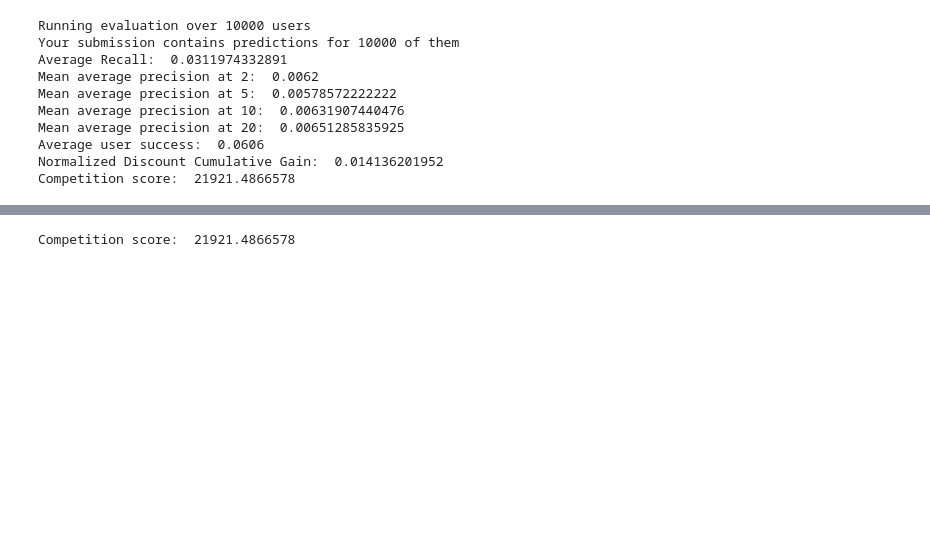
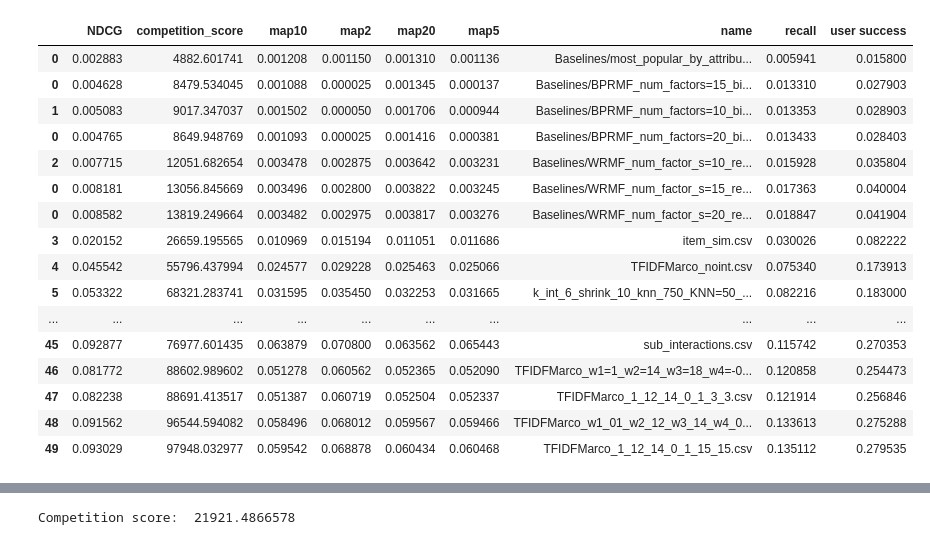
Before and after one commit to tommycarpi/recsys-polimi, a Jupyter notebook: evaluation/Evaluation.ipynb, the cells around one changed output, grey strips where cells are left out. Cells and saved outputs as stored; diff of their text form; code cells hidden in the pictures; blank space fills up the shorter version.

```diff
--- a/evaluation/Evaluation.ipynb
+++ b/evaluation/Evaluation.ipynb
@@ -40,26 +40,31 @@ sub_names = [ 'sub_interactions.csv',
 
 results = pd.DataFrame([['',0.0,0.0,0.0,0.0,0.0,0.0,0.0,0.0]],\
                        columns=list(['name', 'recall', 'map2', 'map5', 'map10','map20','NDCG','user success','competition_score']))
+# %%
+results = pd.read_csv("results_comparison.csv",index_col=0)
 # %%
-sub_names = ['k_int_1_shrink_20_knn_750_prova_user_KNN=50_pools=interactions.csv',
-             'k_int_1_shrink_20_knn_750_prova_user_KNN=100_pools=interactions.csv',
-             'k_int_1_shrink_20_knn_750_prova_user_KNN=500_pools=interactions.csv']
+sub_names = [
+            'CB/content_jaccard_based.csv'
+            ]
 
+sep_char=','
+split_char=' '
 for sub_name in sub_names:
-    submission = pd.read_csv(os.path.join(sub_path, sub_name), sep=sep_char,index_col=0)
+    submission = pd.read_csv(os.path.join(sub_path, sub_name), sep=sep_char, index_col=0)
     submission = submission.fillna('')
     submission.columns = ['items']
-    sub_ranks = submission['items'].apply(lambda x: pd.Series([int(i) for i in str(x).split(split_char)] if x!='' else []))
+    submission = submission.sort_index()
+    sub_ranks = submission['items'].apply(lambda x: pd.Series([int(i) for i in str(x).split(split_char) if i!=''] if x!='' else []))
     print('EVALUATING SUBMISSION ' + sub_name)
     #print('Running evaluation over {} users'.format(len(test_set)))
     #print('Your submission contains predictions for {} of them'.format(submission.shape[0]))
     metrics = mt.compute_metrics(sub_ranks,test_set,k=30)
     cscore = mt.challenge_score(sub_ranks,test_set,k=30)
     print('Average Recall: '), metrics[0]
-    #print('Mean average precision at 2: '), metrics[2]
-    #print('Mean average precision at 5: '), metrics[3]
+    print('Mean average precision at 2: '), metrics[2]
+    print('Mean average precision at 5: '), metrics[3]
     #print('Mean average precision at 10: '), metrics[4]
-    print('Mean average precision at 20: '), metrics[5]
+    #print('Mean average precision at 20: '), metrics[5]
     #print('Average user success: '), metrics[1]
     print('Normalized Discount Cumulative Gain: '), metrics[6]
     print('Competition score: '), cscore
@@ -110,23 +82,26 @@ results.sort_values('recall')
-# %%
-print('Running evaluation over {} users'.format(len(test_set)))
-print('Your submission contains predictions for {} of them'.format(submission.shape[0]))
-metrics = mt.compute_metrics(sub_ranks,test_set,k=5)
-print('Average Recall: '), metrics[0]
-print('Mean average precision at 2: '), metrics[2]
-print('Mean average precision at 5: '), metrics[3]
-print('Mean average precision at 10: '), metrics[4]
-print('Mean average precision at 20: '), metrics[5]
-print('Average user success: '), metrics[1]
-print('Normalized Discount Cumulative Gain: '), metrics[6]
-print('Competition score: '), mt.challenge_score(sub_ranks,test_set,k=5)
-# %% [output]
-Running evaluation over 10000 users
-Your submission contains predictions for 10000 of them
-Average Recall:  0.0311974332891
-Mean average precision at 2:  0.0062
-Mean average precision at 5:  0.00578572222222
-Mean average precision at 10:  0.00631907440476
-Mean average precision at 20:  0.00651285835925
-Average user success:  0.0606
-Normalized Discount Cumulative Gain:  0.014136201952
-Competition score:  21921.4866578
+# %%
+#del results['Unnamed: 0']
+results = results.sort_values('recall')
+results.to_csv("results_comparison.csv")
+# %%
+#del results['Unnamed: 0.1']
+r = results.sort_values('recall')
+r
+# %% [output]
+|  | NDCG | competition_score | map10 | map2 | map20 | map5 | name | recall | user success |
+| 0 | 0.002883 | 4882.601741 | 0.001208 | 0.001150 | 0.001310 | 0.001136 | Baselines/most_popular_by_attribu... | 0.005941 | 0.015800 |
+| 0 | 0.004628 | 8479.534045 | 0.001088 | 0.000025 | 0.001345 | 0.000137 | Baselines/BPRMF_num_factors=15_bi... | 0.013310 | 0.027903 |
+| 1 | 0.005083 | 9017.347037 | 0.001502 | 0.000050 | 0.001706 | 0.000944 | Baselines/BPRMF_num_factors=10_bi... | 0.013353 | 0.028903 |
+| 0 | 0.004765 | 8649.948769 | 0.001093 | 0.000025 | 0.001416 | 0.000381 | Baselines/BPRMF_num_factors=20_bi... | 0.013433 | 0.028403 |
+| 2 | 0.007715 | 12051.682654 | 0.003478 | 0.002875 | 0.003642 | 0.003231 | Baselines/WRMF_num_factor_s=10_re... | 0.015928 | 0.035804 |
+| 0 | 0.008181 | 13056.845669 | 0.003496 | 0.002800 | 0.003822 | 0.003245 | Baselines/WRMF_num_factor_s=15_re... | 0.017363 | 0.040004 |
+| 0 | 0.008582 | 13819.249664 | 0.003482 | 0.002975 | 0.003817 | 0.003276 | Baselines/WRMF_num_factor_s=20_re... | 0.018847 | 0.041904 |
+| 3 | 0.020152 | 26659.195565 | 0.010969 | 0.015194 | 0.011051 | 0.011686 | item_sim.csv | 0.030026 | 0.082222 |
+| 4 | 0.045542 | 55796.437994 | 0.024577 | 0.029228 | 0.025463 | 0.025066 | TFIDFMarco_noint.csv | 0.075340 | 0.173913 |
+| 5 | 0.053322 | 68321.283741 | 0.031595 | 0.035450 | 0.032253 | 0.031665 | k_int_6_shrink_10_knn_750_KNN=50_... | 0.082216 | 0.183000 |
+| ... | ... | ... | ... | ... | ... | ... | ... | ... | ... |
+| 45 | 0.092877 | 76977.601435 | 0.063879 | 0.070800 | 0.063562 | 0.065443 | sub_interactions.csv | 0.115742 | 0.270353 |
+| 46 | 0.081772 | 88602.989602 | 0.051278 | 0.060562 | 0.052365 | 0.052090 | TFIDFMarco_w1=1_w2=14_w3=18_w4=-0... | 0.120858 | 0.254473 |
+| 47 | 0.082238 | 88691.413517 | 0.051387 | 0.060719 | 0.052504 | 0.052337 | TFIDFMarco_1_12_14_0_1_3_3.csv | 0.121914 | 0.256846 |
+| 48 | 0.091562 | 96544.594082 | 0.058496 | 0.068012 | 0.059567 | 0.059466 | TFIDFMarco_w1_01_w2_12_w3_14_w4_0... | 0.133613 | 0.275288 |
+| 49 | 0.093029 | 97948.032977 | 0.059542 | 0.068878 | 0.060434 | 0.060468 | TFIDFMarco_1_12_14_0_1_15_15.csv | 0.135112 | 0.279535 |
```
Also changed, not shown: parts of 5 cells of this notebook, 1 other file.
